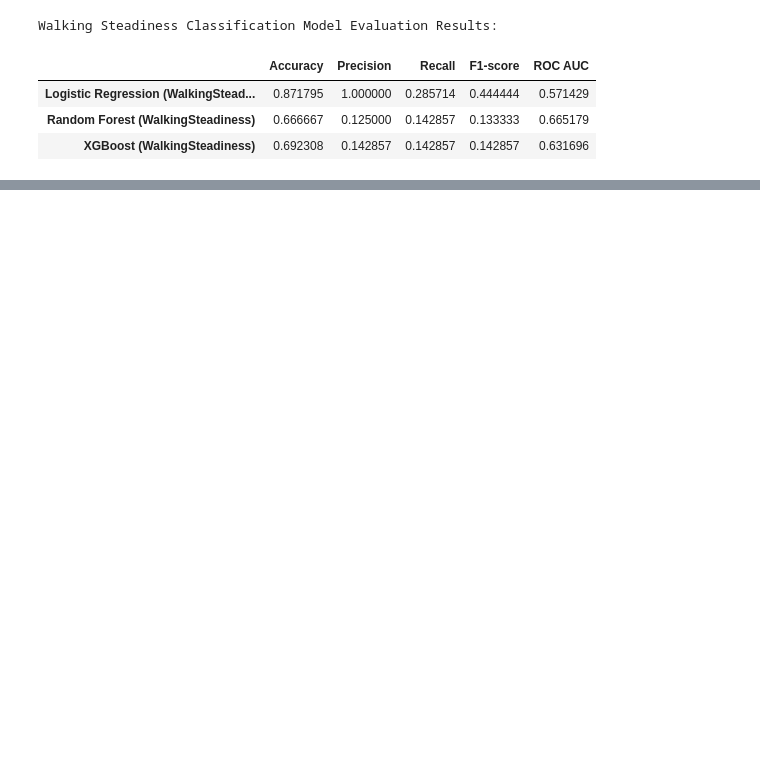
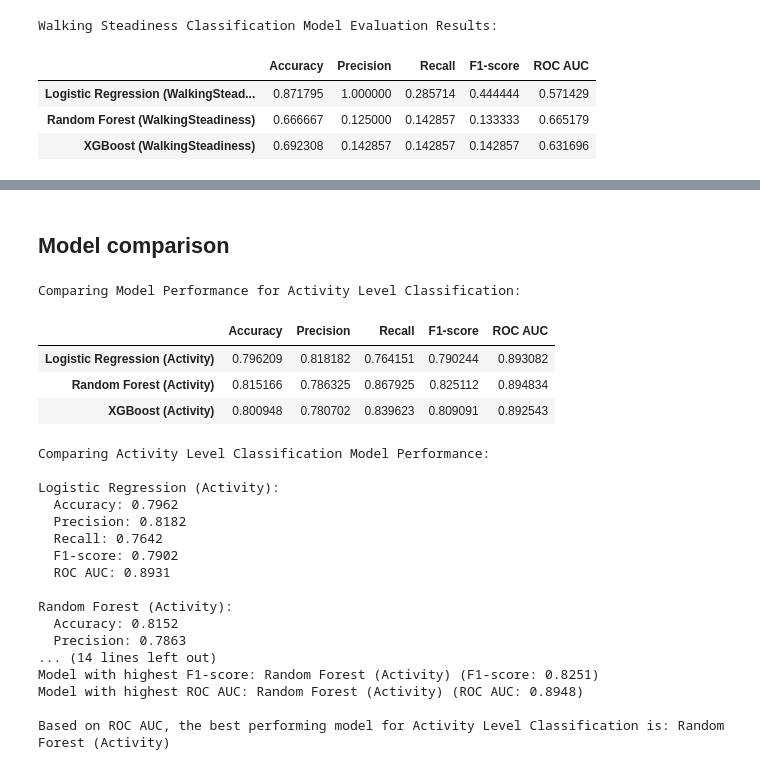
Before and after one commit to Abigail6on/Apple-Health-Sleep-Analysis, a Jupyter notebook: health_data_modeling.ipynb, the cells around one changed output, grey strips where cells are left out. Drawn from its saved outputs; the diff is of its cells as text; code cells hidden in the pictures; blank space fills up the shorter version.

```diff
--- a/health_data_modeling.ipynb
+++ b/health_data_modeling.ipynb
@@ -971,0 +1133,20 @@ Walking Steadiness Classification Model Evaluation Results:
+# %%
+# Create an empty dictionary to store the evaluation results for Activity Level models
+activity_model_results = {}
+
+print("Activity Level Classification Model Evaluation Results:")
+
+# Evaluate Logistic Regression model for Activity Level classification
+activity_model_results['Logistic Regression (Activity)'] = evaluate_classification_model(
+    lr_activity_model, X_test_scaled_activity_df, y_test_activity, 'Logistic Regression (Activity)'
+)
+
+# Evaluate RandomForestClassifier model for Activity Level classification
+activity_model_results['Random Forest (Activity)'] = evaluate_classification_model(
+    rf_activity_model, X_test_scaled_activity_df, y_test_activity, 'Random Forest (Activity)'
+)
+
+# Evaluate XGBoost model for Activity Level classification
+activity_model_results['XGBoost (Activity)'] = evaluate_classification_model(
+    xgb_activity_model, X_test_scaled_activity_df, y_test_activity, 'XGBoost (Activity)'
+)
@@ -971,0 +1171,28 @@ Walking Steadiness Classification Model Evaluation Results:
+# %% [markdown]
+## Model comparison
+# %%
+# Use the new compare_classification_models function for Activity Level classification
+best_activity_model_name = compare_classification_models(activity_model_results, 'Activity Level Classification')
+# %% [output]
+Comparing Model Performance for Activity Level Classification:
+|  | Accuracy | Precision | Recall | F1-score | ROC AUC |
+| Logistic Regression (Activity) | 0.796209 | 0.818182 | 0.764151 | 0.790244 | 0.893082 |
+| Random Forest (Activity) | 0.815166 | 0.786325 | 0.867925 | 0.825112 | 0.894834 |
+| XGBoost (Activity) | 0.800948 | 0.780702 | 0.839623 | 0.809091 | 0.892543 |
+Comparing Activity Level Classification Model Performance:
+
+Logistic Regression (Activity):
+  Accuracy: 0.7962
+  Precision: 0.8182
+  Recall: 0.7642
+  F1-score: 0.7902
+  ROC AUC: 0.8931
+
+Random Forest (Activity):
+  Accuracy: 0.8152
+  Precision: 0.7863
+... (14 lines left out)
+Model with highest F1-score: Random Forest (Activity) (F1-score: 0.8251)
+Model with highest ROC AUC: Random Forest (Activity) (ROC AUC: 0.8948)
+
+Based on ROC AUC, the best performing model for Activity Level Classification is: Random Forest (Activity)
```
Also changed, not shown: parts of 20 cells of this notebook.
